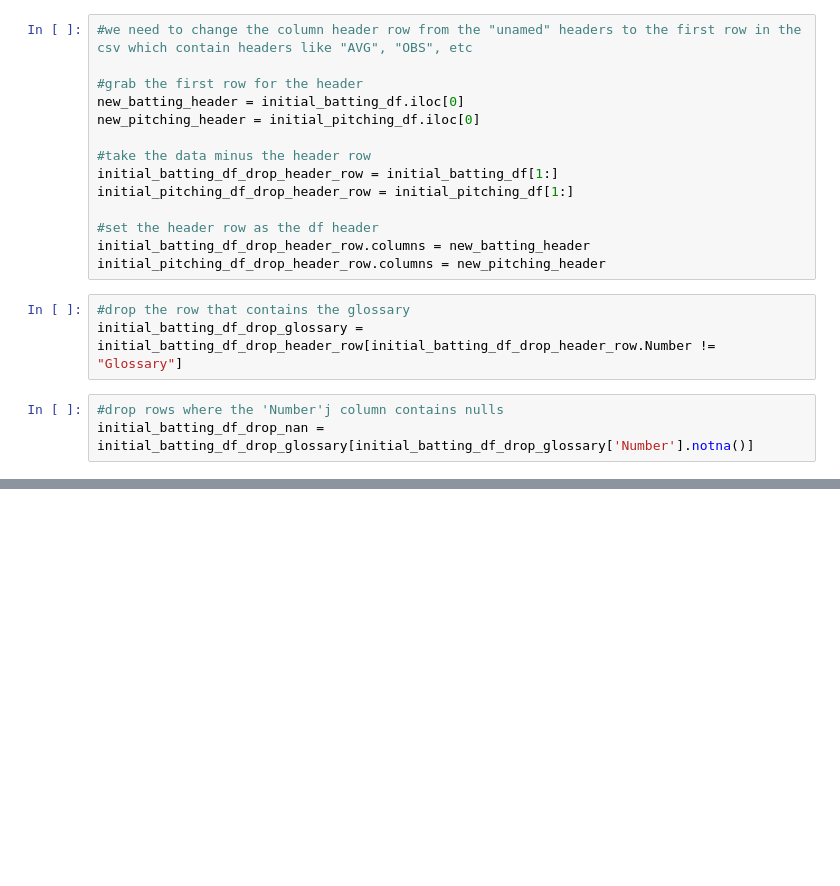
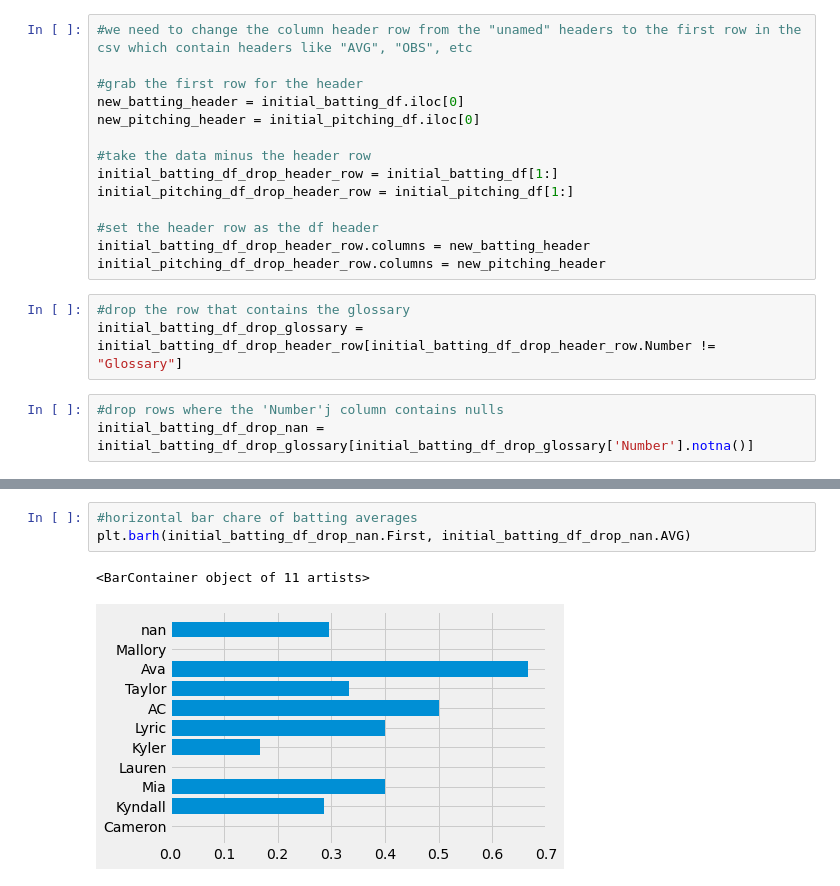
Before and after one commit to highsmithjd/softball, a Jupyter notebook: notebooks/gamechanger.ipynb, the cells around one changed output, grey strips where cells are left out. Cells and saved outputs as stored; diff of their text form; blank space fills up the shorter version.

```diff
--- a/notebooks/gamechanger.ipynb
+++ b/notebooks/gamechanger.ipynb
@@ -110,0 +109,6 @@ plt.show()
+# %%
+#horizontal bar chare of batting averages
+plt.barh(initial_batting_df_drop_nan.First, initial_batting_df_drop_nan.AVG)
+# %% [output]
+<BarContainer object of 11 artists>
+[figure, added]
```
Also changed, not shown: parts of 3 cells of this notebook.
